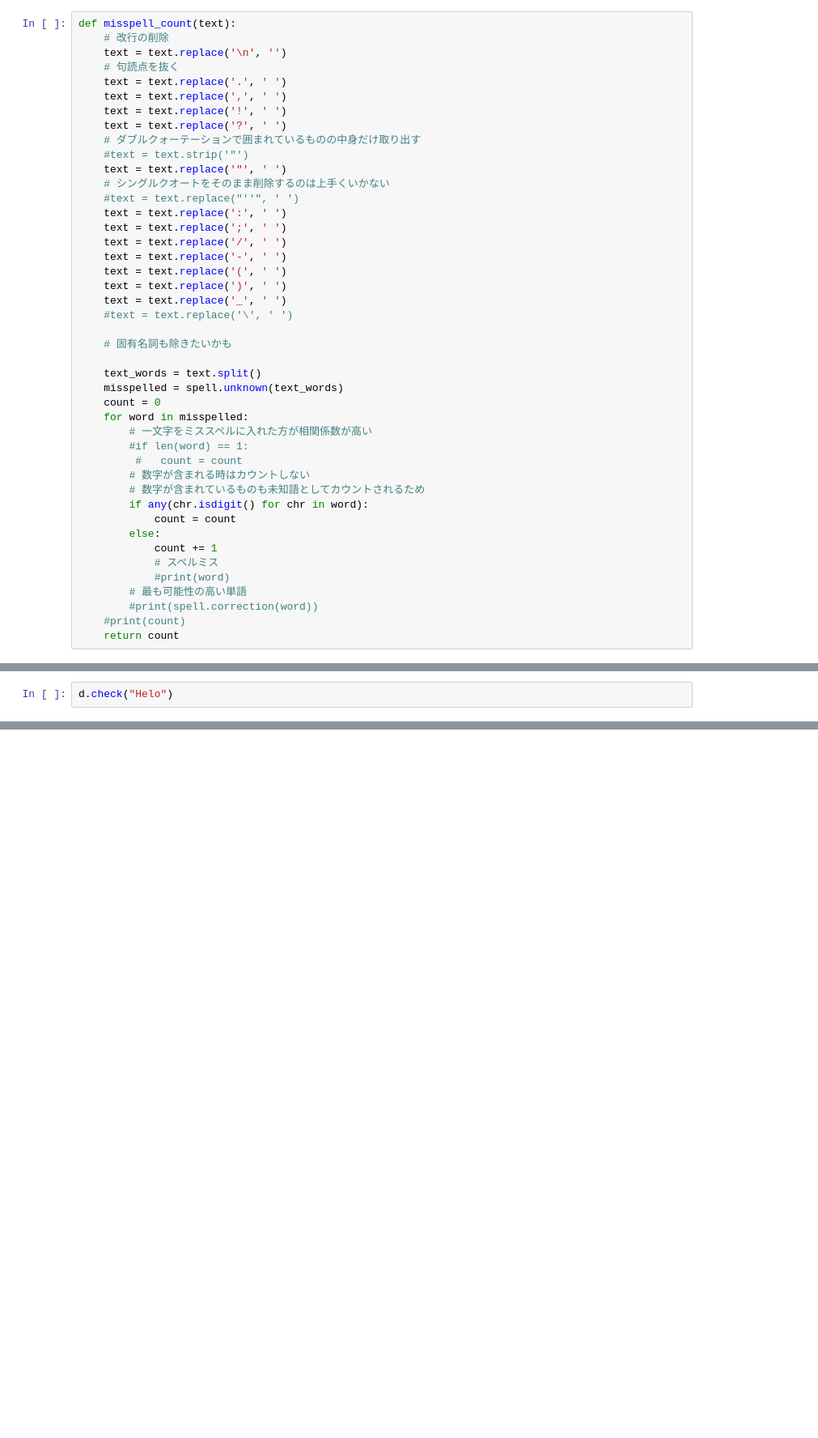
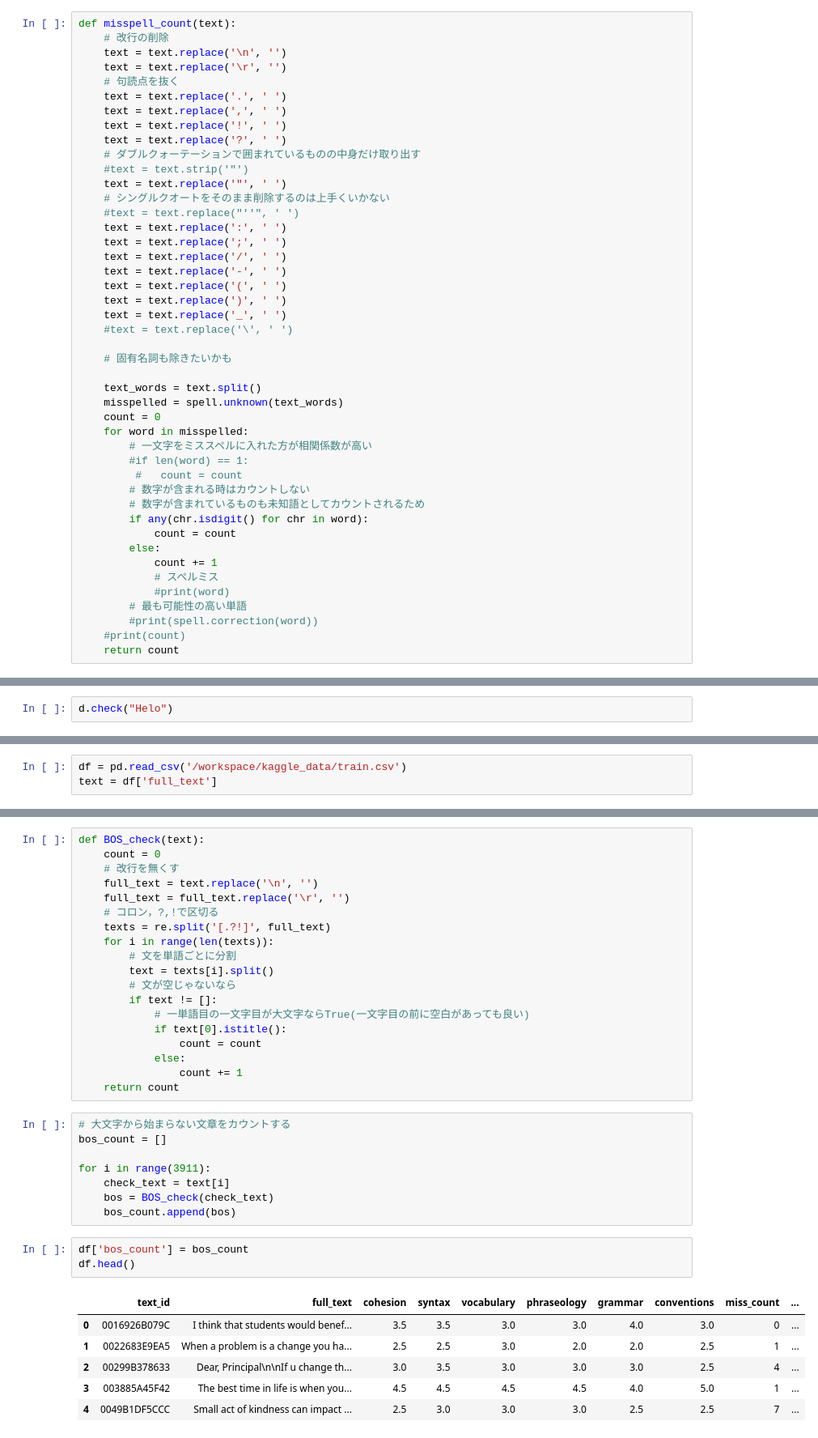
Before and after one commit to fuyu-quant/kaggle-Feedback-English-Language-Learning, a Jupyter notebook: ipynb/conventions.ipynb, the cells around one changed output, grey strips where cells are left out. Shown: that part at 81% size. Saved outputs shown, nothing was run; the diff lists cells and outputs as text; blank space fills up the shorter version.

```diff
--- a/ipynb/conventions.ipynb
+++ b/ipynb/conventions.ipynb
@@ -85,6 +94,7 @@ True
 def misspell_count(text):
     # 改行の削除
     text = text.replace('\n', '')
+    text = text.replace('\r', '')
     # 句読点を抜く
     text = text.replace('.', ' ')
     text = text.replace(',', ' ')
@@ -316,0 +329,3 @@ d.check("Helo")
+# %%
+df = pd.read_csv('/workspace/kaggle_data/train.csv')
+text = df['full_text']
@@ -316,0 +359,37 @@ d.check("Helo")
+# %%
+def BOS_check(text):
+    count = 0
+    # 改行を無くす
+    full_text = text.replace('\n', '')
+    full_text = full_text.replace('\r', '')
+    # コロン，?,!で区切る
+    texts = re.split('[.?!]', full_text)
+    for i in range(len(texts)):
+        # 文を単語ごとに分割
+        text = texts[i].split()
+        # 文が空じゃないなら
+        if text != []:
+            # 一単語目の一文字目が大文字ならTrue(一文字目の前に空白があっても良い)
+            if text[0].istitle():
+                count = count
+            else:
+                count += 1
+    return count
+# %%
+# 大文字から始まらない文章をカウントする
+bos_count = []
+
+for i in range(3911):
+    check_text = text[i]
+    bos = BOS_check(check_text)
+    bos_count.append(bos)
+# %%
+df['bos_count'] = bos_count
+df.head()
+# %% [output]
+|  | text_id | full_text | cohesion | syntax | vocabulary | phraseology | grammar | conventions | miss_count | ... |
+| 0 | 0016926B079C | I think that students would benef... | 3.5 | 3.5 | 3.0 | 3.0 | 4.0 | 3.0 | 0 | ... |
+| 1 | 0022683E9EA5 | When a problem is a change you ha... | 2.5 | 2.5 | 3.0 | 2.0 | 2.0 | 2.5 | 1 | ... |
+| 2 | 00299B378633 | Dear, Principal\n\nIf u change th... | 3.0 | 3.5 | 3.0 | 3.0 | 3.0 | 2.5 | 4 | ... |
+| 3 | 003885A45F42 | The best time in life is when you... | 4.5 | 4.5 | 4.5 | 4.5 | 4.0 | 5.0 | 1 | ... |
+| 4 | 0049B1DF5CCC | Small act of kindness can impact ... | 2.5 | 3.0 | 3.0 | 3.0 | 2.5 | 2.5 | 7 | ... |
```
Also changed, not shown: parts of 48 cells of this notebook, 3 other files.
